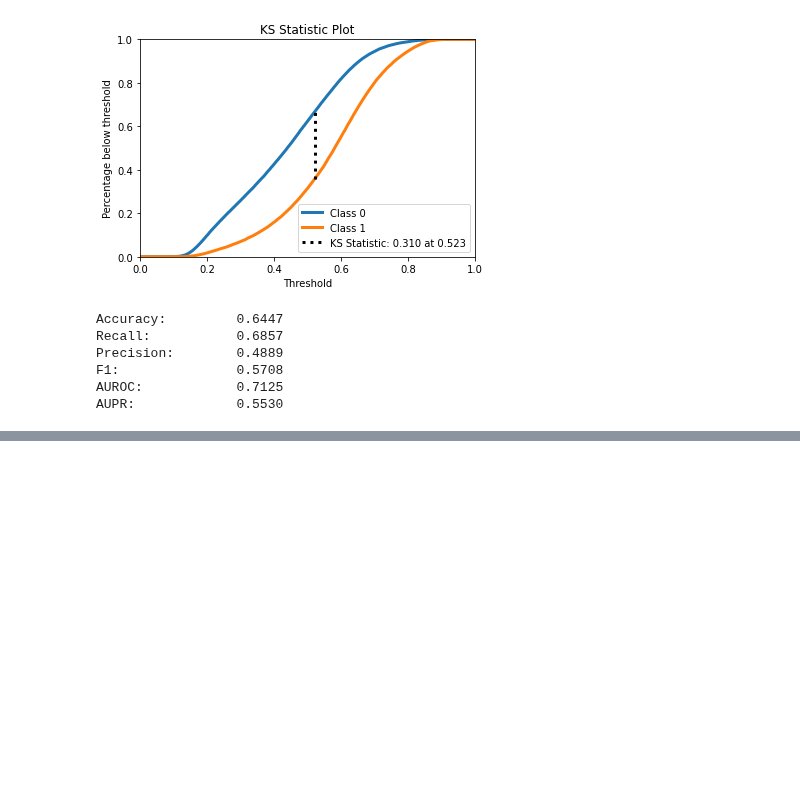
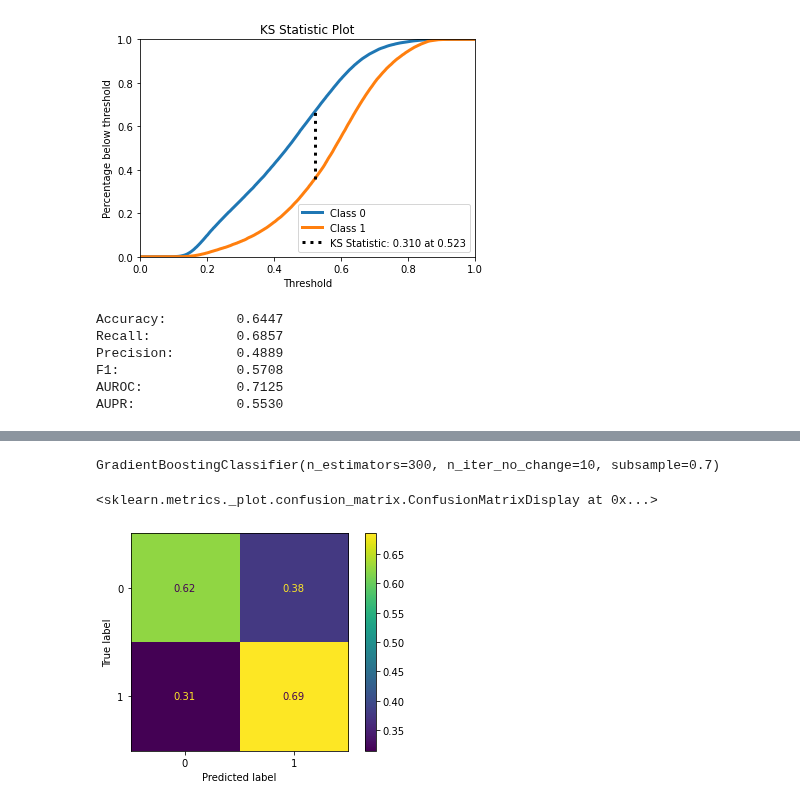
Before and after one commit to rafaelmotaalves/neural-networks, a Jupyter notebook: trn/gradient.ipynb, the cells around one changed output, grey strips where cells are left out. Drawn from its saved outputs; the diff is of its cells as text; code cells hidden in the pictures; blank space fills up the shorter version.

Commit message:
Add more gradient experiments

```diff
--- a/trn/gradient.ipynb
+++ b/trn/gradient.ipynb
@@ -101,0 +115,6 @@ print_metrics_summary(accuracy, recall, precision, f1, auroc, aupr)
+# %%
+gr4 = GradientBoostingClassifier(n_iter_no_change=10, n_estimators=300, subsample=.7)
+# %%
+gr4.fit(x_train, y_train)
+# %% [output]
+GradientBoostingClassifier(n_estimators=300, n_iter_no_change=10, subsample=0.7)
@@ -101,0 +124,5 @@ print_metrics_summary(accuracy, recall, precision, f1, auroc, aupr)
+# %%
+plot_confusion_matrix(gr4, x_test, y_test, normalize="true")
+# %% [output]
+<sklearn.metrics._plot.confusion_matrix.ConfusionMatrixDisplay at 0x...>
+[figure, added]
```
Also changed, not shown: parts of 5 cells of this notebook.
